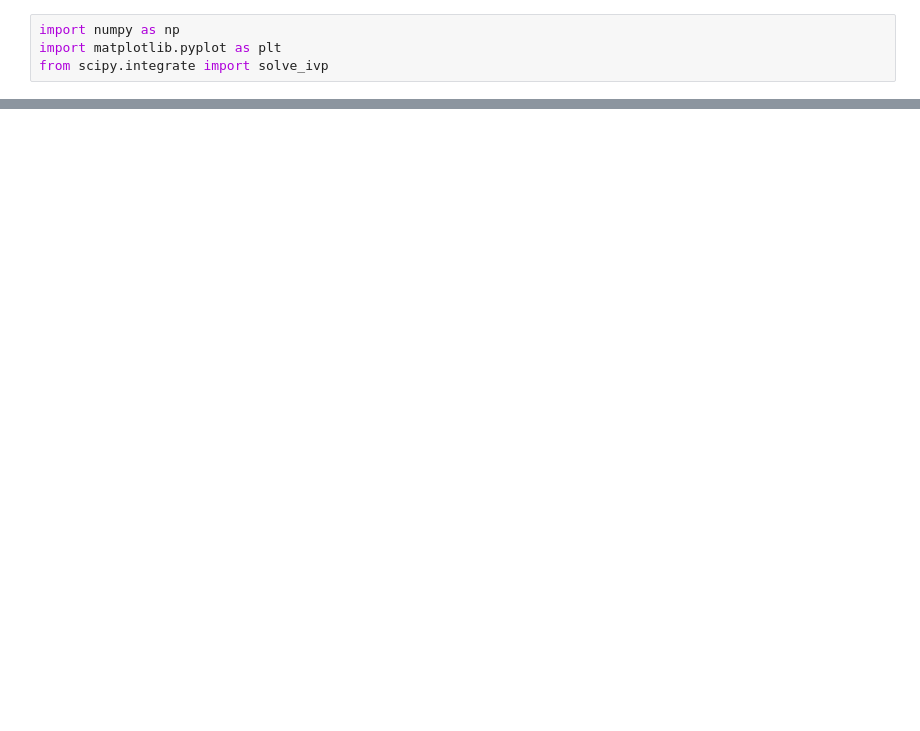
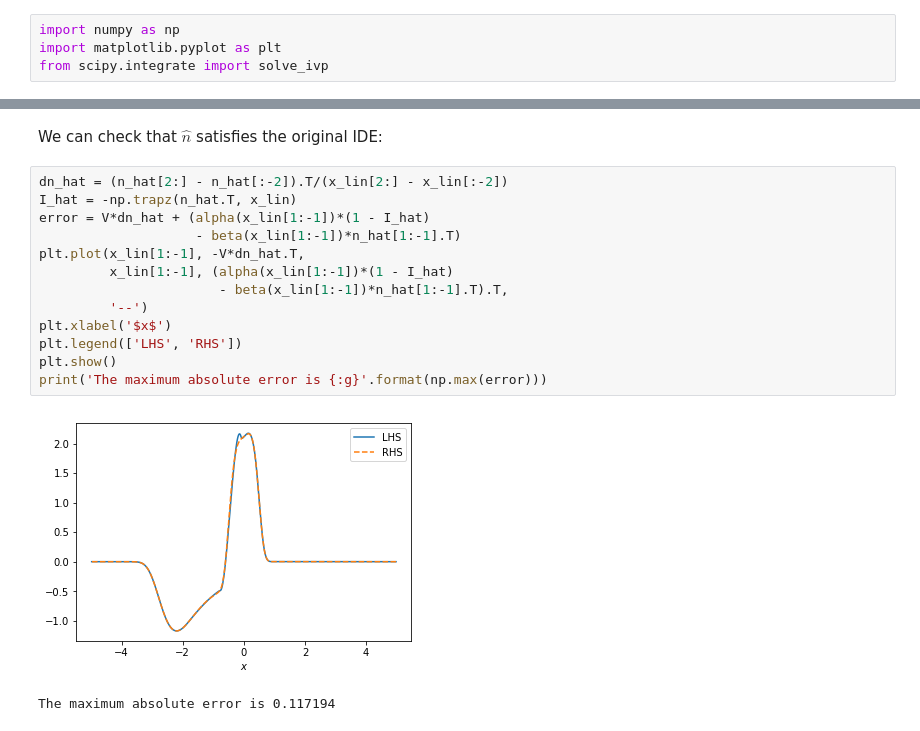
Before and after one commit to wandrewjam/thesis, a Jupyter notebook: rolling-model/src/bifurcation-solution.ipynb, the cells around one changed output, grey strips where cells are left out. Cells and saved outputs as stored; diff of their text form; blank space fills up the shorter version.

```diff
--- a/rolling-model/src/bifurcation-solution.ipynb
+++ b/rolling-model/src/bifurcation-solution.ipynb
@@ -29,0 +90,18 @@ plt.show()
+# %% [markdown]
+We can check that $\hat{n}$ satisfies the original IDE:
+# %%
+dn_hat = (n_hat[2:] - n_hat[:-2]).T/(x_lin[2:] - x_lin[:-2])
+I_hat = -np.trapz(n_hat.T, x_lin)
+error = V*dn_hat + (alpha(x_lin[1:-1])*(1 - I_hat)
+                    - beta(x_lin[1:-1])*n_hat[1:-1].T)
+plt.plot(x_lin[1:-1], -V*dn_hat.T,
+         x_lin[1:-1], (alpha(x_lin[1:-1])*(1 - I_hat)
+                       - beta(x_lin[1:-1])*n_hat[1:-1].T).T,
+         '--')
+plt.xlabel('$x$')
+plt.legend(['LHS', 'RHS'])
+plt.show()
+print('The maximum absolute error is {:g}'.format(np.max(error)))
+# %% [output]
+[figure, added]
+The maximum absolute error is 0.117194
```
Also changed, not shown: parts of 18 cells of this notebook, 1 other file.
